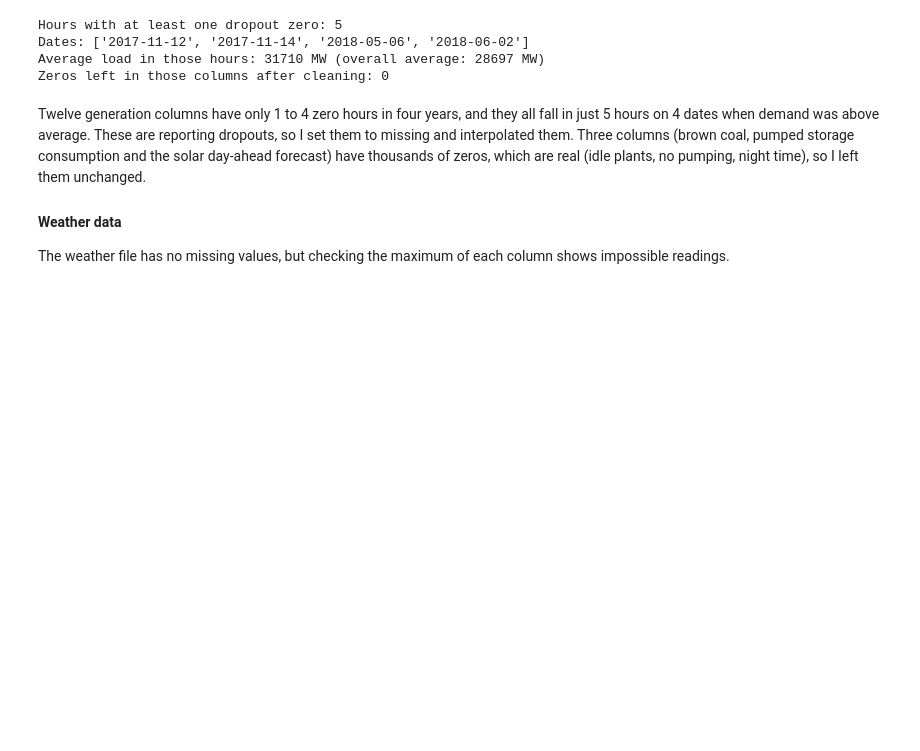
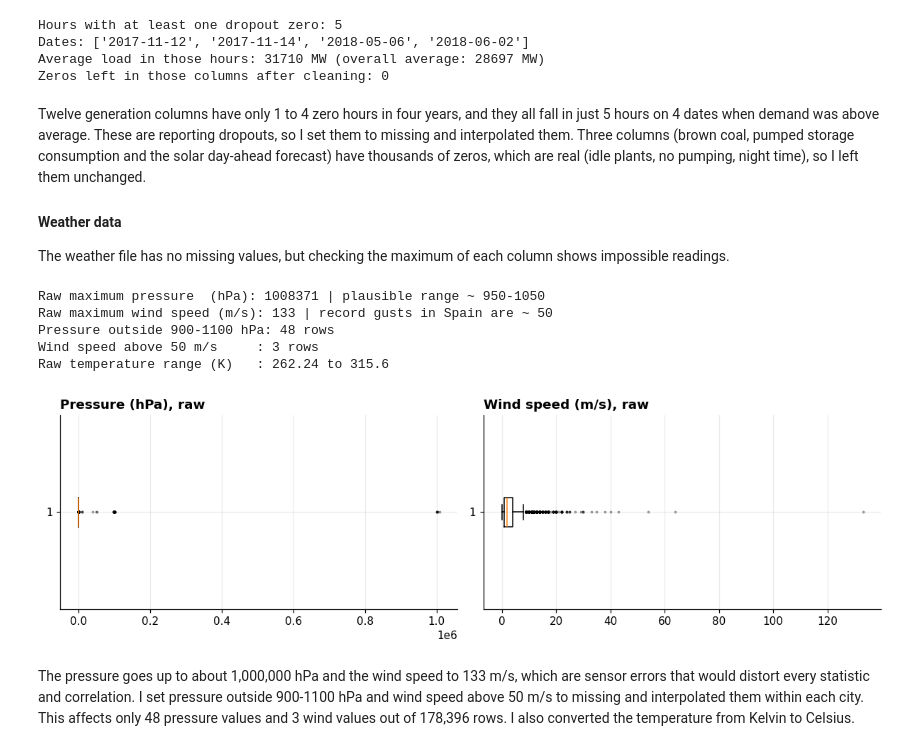
Before and after one commit to Keaane/Energy-demand-time-series-pipeline., a Jupyter notebook: task1_eda/Task1_Preprocessing_EDA.ipynb, the cells around one changed output. Drawn from its saved outputs; the diff is of its cells as text; code cells hidden in the pictures; blank space fills up the shorter version.

Commit message:
Clean impossible weather readings

```diff
--- a/task1_eda/Task1_Preprocessing_EDA.ipynb
+++ b/task1_eda/Task1_Preprocessing_EDA.ipynb
@@ -336,3 +336,27 @@ Twelve generation columns have only 1 to 4 zero hours in four years, and they al
 
 #### Weather data
 The weather file has no missing values, but checking the maximum of each column shows impossible readings.
+# %%
+print("Raw maximum pressure  (hPa):", weather_raw["pressure"].max(), "| plausible range ~ 950-1050")
+print("Raw maximum wind speed (m/s):", weather_raw["wind_speed"].max(), "| record gusts in Spain are ~ 50")
+print("Pressure outside 900-1100 hPa:", (~weather_raw["pressure"].between(900, 1100)).sum(), "rows")
+print("Wind speed above 50 m/s     :", (weather_raw["wind_speed"] > 50).sum(), "rows")
+print("Raw temperature range (K)   :", weather_raw["temp"].min(), "to", weather_raw["temp"].max())
+
+fig, axes = plt.subplots(1, 2, figsize=(11, 3.4))
+axes[0].boxplot(weather_raw["pressure"], vert=False, flierprops=dict(marker=".", markersize=3, alpha=.4))
+axes[0].set_title("Pressure (hPa), raw")
+axes[1].boxplot(weather_raw["wind_speed"], vert=False, flierprops=dict(marker=".", markersize=3, alpha=.4))
+axes[1].set_title("Wind speed (m/s), raw")
+fig.tight_layout()
+save(fig, "1A_weather_outliers")
+plt.show()
+# %% [output]
+Raw maximum pressure  (hPa): 1008371 | plausible range ~ 950-1050
+Raw maximum wind speed (m/s): 133 | record gusts in Spain are ~ 50
+Pressure outside 900-1100 hPa: 48 rows
+Wind speed above 50 m/s     : 3 rows
+Raw temperature range (K)   : 262.24 to 315.6
+[figure, added]
+# %% [markdown]
+The pressure goes up to about 1,000,000 hPa and the wind speed to 133 m/s, which are sensor errors that would distort every statistic and correlation. I set pressure outside 900-1100 hPa and wind speed above 50 m/s to missing and interpolated them within each city. This affects only 48 pressure values and 3 wind values out of 178,396 rows. I also converted the temperature from Kelvin to Celsius.
```
Also changed, not shown: 1 other file.
